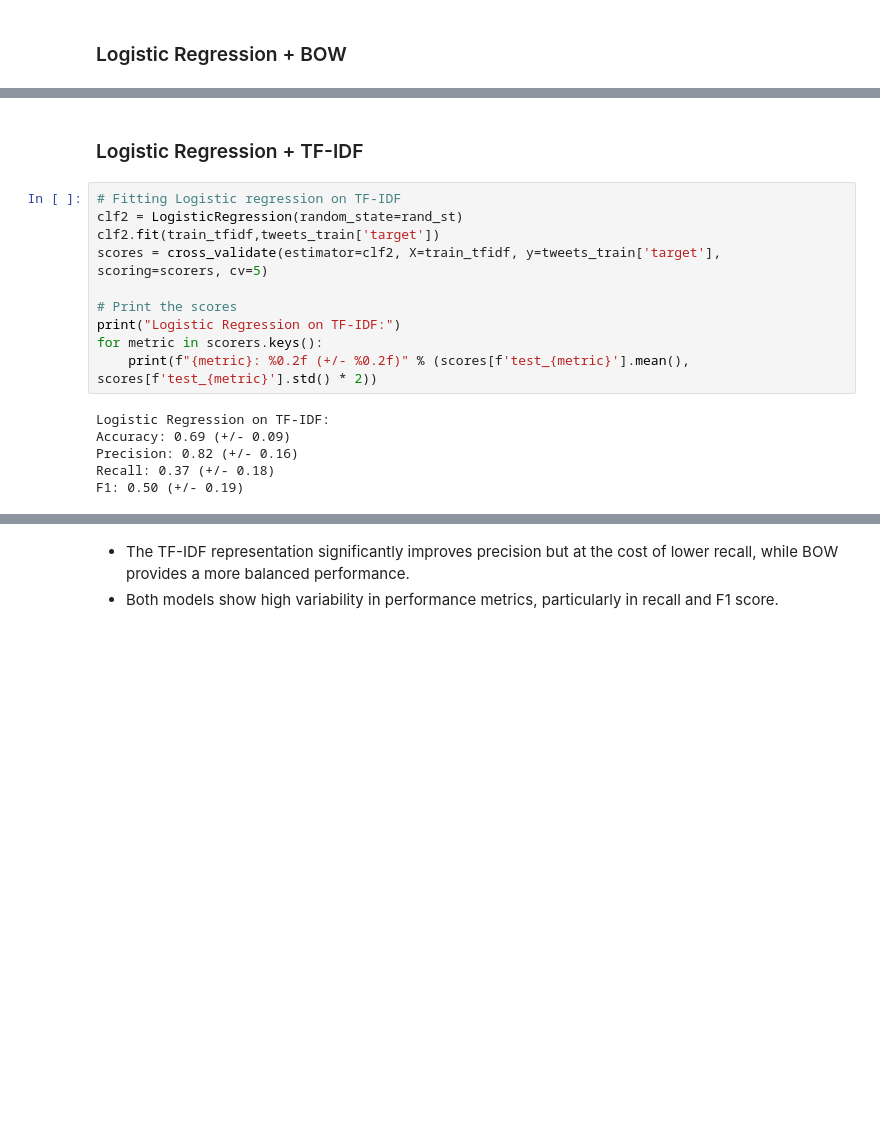
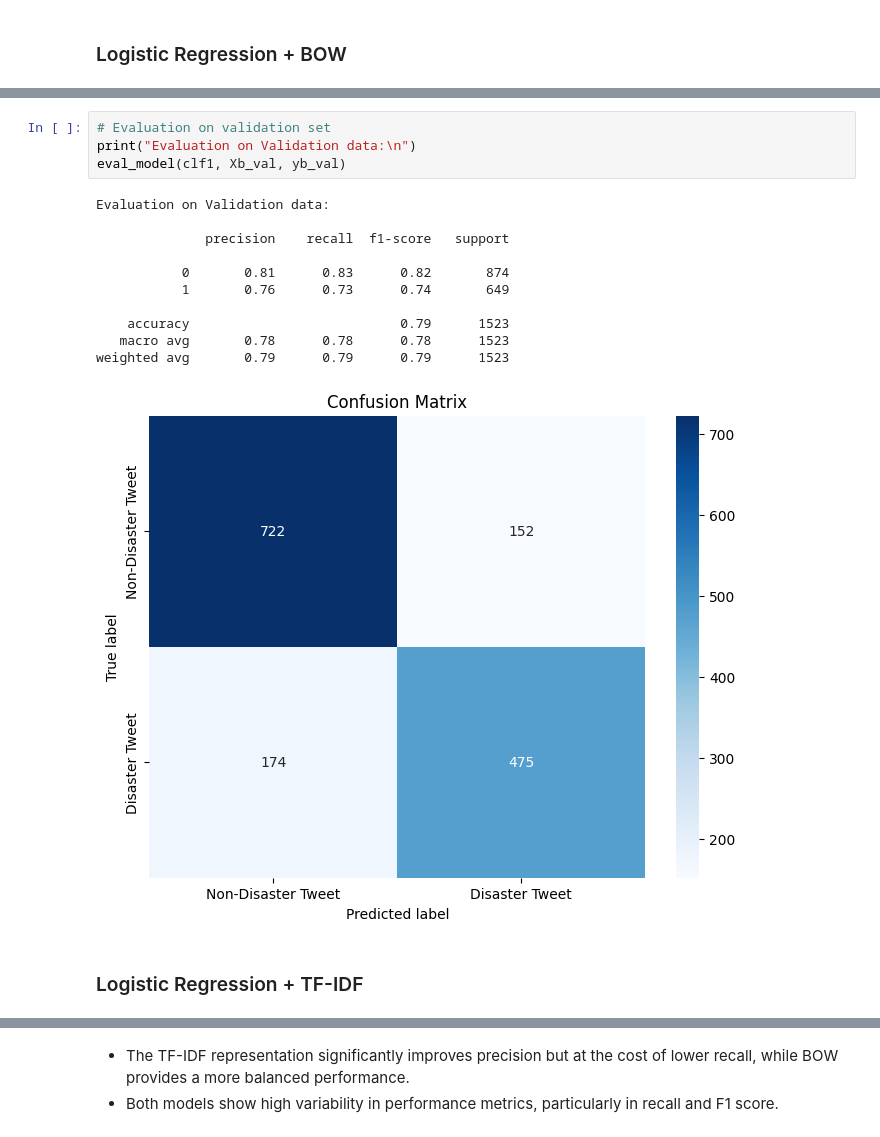
Before and after one commit to Shanmukhi1920/Text-Classification, a Jupyter notebook: notebooks/disaster-tweets.ipynb, the cells around one changed output, grey strips where cells are left out. Cells and saved outputs as stored; diff of their text form; blank space fills up the shorter version.

```diff
--- a/notebooks/disaster-tweets.ipynb
+++ b/notebooks/disaster-tweets.ipynb
@@ -541,18 +588,18 @@ F1: 0.60 (+/- 0.11)
+# %%
+# Evaluation on validation set
+print("Evaluation on Validation data:\n")
+eval_model(clf1, Xb_val, yb_val)
+# %% [output]
+Evaluation on Validation data:
+
+              precision    recall  f1-score   support
+
+           0       0.81      0.83      0.82       874
+           1       0.76      0.73      0.74       649
+
+    accuracy                           0.79      1523
+   macro avg       0.78      0.78      0.78      1523
+weighted avg       0.79      0.79      0.79      1523
+[figure, added]
 # %% [markdown]
 ### Logistic Regression + TF-IDF
-# %%
-# Fitting Logistic regression on TF-IDF
-clf2 = LogisticRegression(random_state=rand_st)
-clf2.fit(train_tfidf,tweets_train['target'])
-scores = cross_validate(estimator=clf2, X=train_tfidf, y=tweets_train['target'], scoring=scorers, cv=5)
-
-# Print the scores
-print("Logistic Regression on TF-IDF:")
-for metric in scorers.keys():
-    print(f"{metric}: %0.2f (+/- %0.2f)" % (scores[f'test_{metric}'].mean(), scores[f'test_{metric}'].std() * 2))
-# %% [output]
-Logistic Regression on TF-IDF:
-Accuracy: 0.69 (+/- 0.09)
-Precision: 0.82 (+/- 0.16)
-Recall: 0.37 (+/- 0.18)
-F1: 0.50 (+/- 0.19)
```
Also changed, not shown: parts of 80 cells of this notebook.
